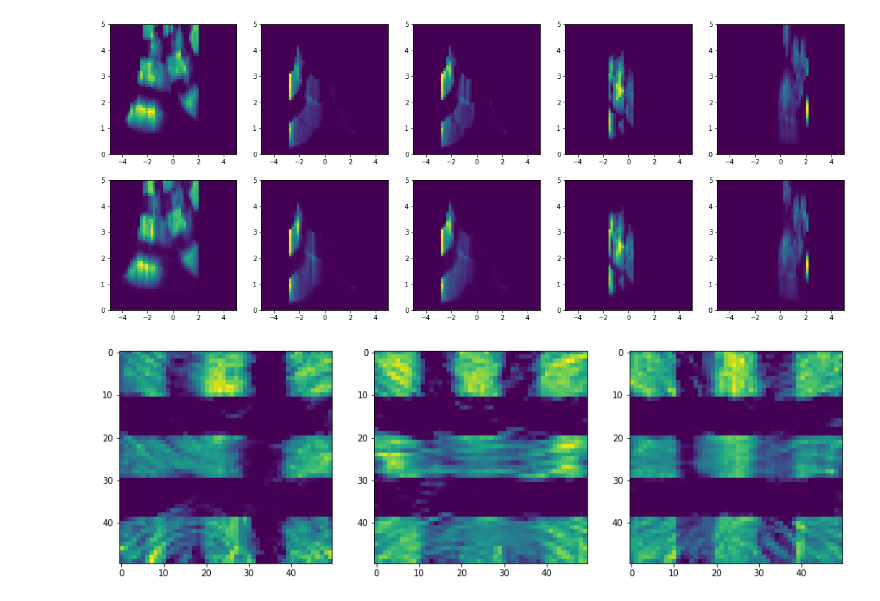
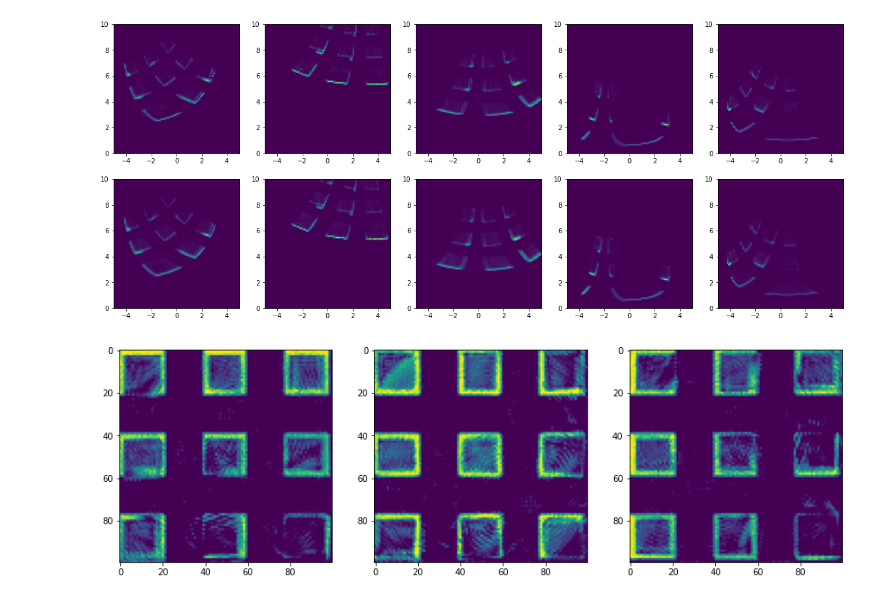
Before and after one commit to WiseLabCMU/dart, a Jupyter notebook: train.ipynb, the cells around one changed output. Saved outputs shown, nothing was run; the diff lists cells and outputs as text; code cells hidden in the pictures.

```diff
--- a/train.ipynb
+++ b/train.ipynb
@@ -16,17 +16,17 @@ from dart import dataset, sample, fields
 # %%
-res = 50
-rmin, rmax = 0, 5
+res = 96
+rmin, rmax = 0, 10
 dmin, dmax = -5, 5
-theta_lim = jnp.pi / 2
-phi_lim = jnp.pi / 2
+theta_lim = jnp.pi / 12
+phi_lim = jnp.pi / 3
 
 sensor = sample.VirtualRadar(
     r=jnp.linspace(rmin, rmax, res), d=jnp.linspace(dmin, dmax, res),
     theta_lim=theta_lim, phi_lim=phi_lim)
 
 gt = dataset.gt_map("data/map.mat")
-ds = dataset.dart("data/traj.mat", "data/sim_50.npz", sensor=sensor)
-ds = ds.shuffle(10000, reshuffle_each_iteration=True).batch(16)
+ds = dataset.dart("data/traj.mat", "data/sim_96_occ.npz", sensor=sensor)
+ds = ds.shuffle(10000, reshuffle_each_iteration=True).batch(32)
 
 render = partial(sensor.render, sigma=gt)
 render = jax.jit(jax.vmap(render))
@@ -35,7 +35,7 @@ def forward(poses):
     key = hk.next_rng_key()
     keys = jax.random.split(key, poses.v.shape[0])
     sigma = fields.SimpleGrid(
-        gt.grid.shape, lower=gt.lower, resolution=gt.resolution)
+        (100, 100, 100), lower=gt.lower, resolution=gt.resolution * 2)
     return jax.vmap(partial(sensor.render, sigma=sigma))(keys, pose=poses)
 
 dart = hk.transform(forward)
@@ -44,7 +44,7 @@ data_trace = jax.tree_util.tree_map(jnp.array, list(ds.take(1))[0][0])
 params = dart.init(jax.random.PRNGKey(42), data_trace)
 key = jax.random.PRNGKey(42)
 
-optimizer = optax.adam(optax.exponential_decay(
+optimizer = optax.adamw(optax.exponential_decay(
     0.01, 500, 0.01, transition_begin=100, end_value=0.001))
 opt_state = optimizer.init(params)
 
@@ -52,17 +52,19 @@ def step(rng, pose, y_true, params, opt_state):
 
     def loss_func(params):
         y_pred = dart.apply(params, rng, pose)
-        return jnp.mean((y_true - y_pred)**2)
+        return jnp.sum((y_true - y_pred)**2) / y_pred.shape[0]
+        # return jnp.mean((y_true - y_pred)**2)
 
     loss, grads = jax.value_and_grad(loss_func)(params)
     loss_clip = jax.tree_util.tree_map(jnp.nan_to_num, grads)
     updates, opt_state = optimizer.update(loss_clip, opt_state, params)
     params = optax.apply_updates(params, updates)
-    params = jax.tree_util.tree_map(partial(jnp.clip, a_min=0), params)
+    params = jax.tree_util.tree_map(
+        partial(jnp.clip, a_min=0.0, a_max=1.0), params)
 
     return params, opt_state, loss
 
-for epoch in range(3):
+for epoch in range(5):
     with tqdm(ds, unit="batch", desc="Epoch {}".format(epoch)) as _epoch:
         avg = 0
         for i, batch in enumerate(_epoch):
@@ -81,19 +83,19 @@ pose, y_true = batch
 
 fig, axs = plt.subplots(2, 5, figsize=(20, 8))
 
-extents = np.load("data/sim_50.npz")['extents']
+extents = np.load("data/sim_96_occ.npz")['extents']
 
 y_pred = dart.apply(params, jax.random.PRNGKey(42), pose)
 for y1, y2, col in zip(y_true, y_pred, axs.T):
     col[0].imshow(y1, extent=extents, aspect='auto', origin='lower')
     col[1].imshow(y2, extent=extents, aspect='auto', origin='lower')
 # %% [output]
-[figure, old version]
+[figure, new version]
 # %%
 from matplotlib import pyplot as plt
 
 fig, axs = plt.subplots(1, 3, figsize=(15, 5))
-for layer, ax in zip([10, 25, 40], axs):
-    ax.imshow(params['simple_grid']['grid'][layer])
+for layer, ax in zip([10, 50, 90], axs):
+    ax.imshow(params['simple_grid']['grid'][:, :, layer])
 # %% [output]
-[figure, old version]
+[figure, new version]
```
Also changed, not shown: parts of 1 cell of this notebook, 5 other files.
